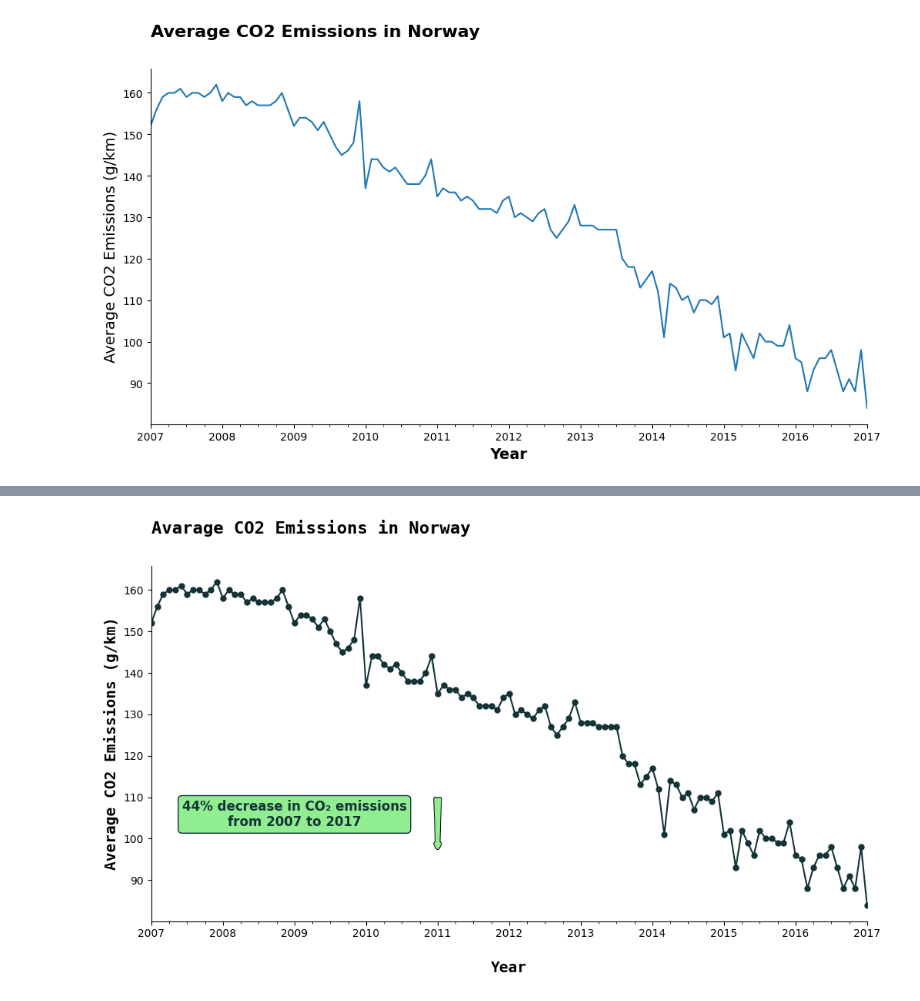
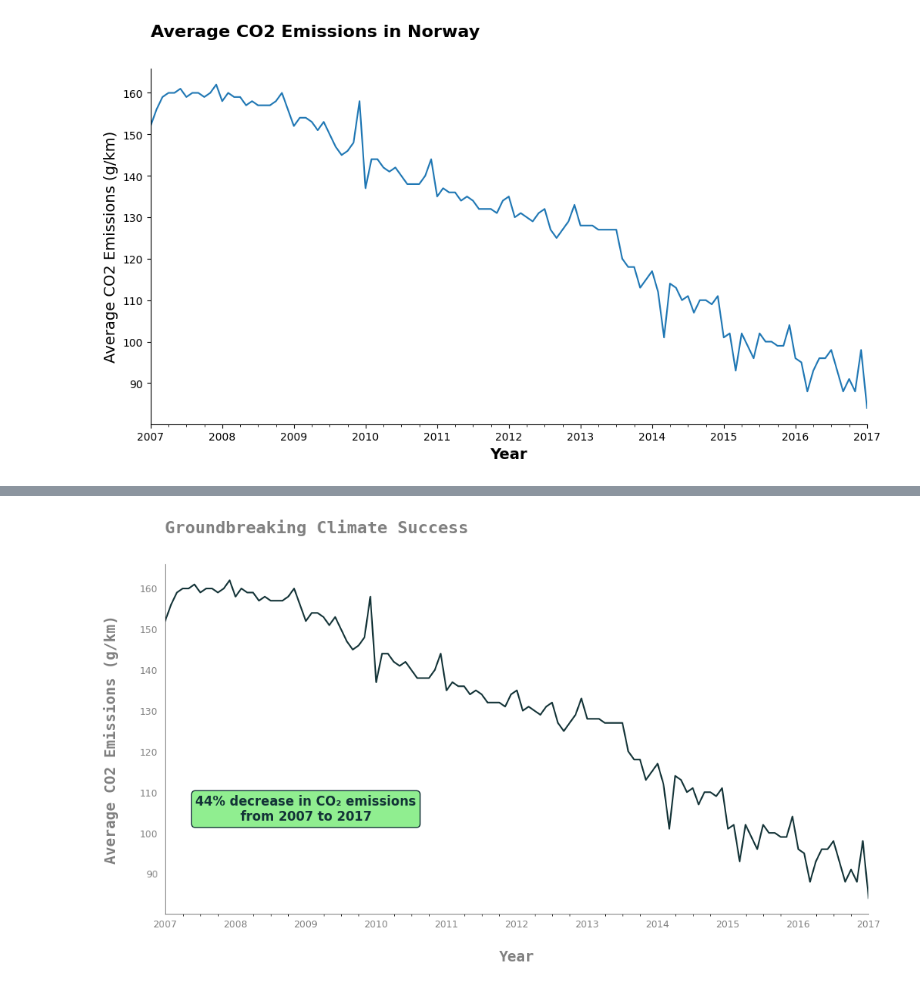
Before and after one commit to Nirre23/data_visualization, a Jupyter notebook: exercises/exercise1/makeover.ipynb, the cells around one changed output, grey strips where cells are left out. Drawn from its saved outputs; the diff is of its cells as text; code cells hidden in the pictures.

```diff
--- a/exercises/exercise1/makeover.ipynb
+++ b/exercises/exercise1/makeover.ipynb
@@ -33,65 +33,53 @@ ax.set_xlabel("Year", fontsize=14,fontweight = "bold")
 Text(0.5, 0, 'Year')
 [figure]
 # %%
-avg_co2 = df["Avg_CO2"]
-fig , ax = plt.subplots(figsize=(12, 6))
+def avg_co2_plot():
+        avg_co2 = df["Avg_CO2"]
+        fig , ax = plt.subplots(figsize=(12, 6))
 
 
-ax = avg_co2.plot(color = "#133337",marker = "o",markersize = 5,linestyle = "-")
-ax.spines[["top","right"]].set_visible(False)
-ax.set_title("Avarage CO2 Emissions in Norway",
-             fontsize=16,
-             loc = "left",
-             pad = 30,
-             fontweight = "bold",
-             family = "monospace"
-)
-ax.set_ylabel("Average CO2 Emissions (g/km)",
-              fontsize=14,
-              fontweight = "bold",
-              family = "monospace"
-)
+        ax = avg_co2.plot(color = "#133337")
+        ax.spines[["top","right"]].set_visible(False)
+        ax.spines[["left", "bottom"]].set_color("Gray"),ax.spines[["left", "bottom"]]
+        ax.tick_params(axis='both', colors="gray",labelsize=9,length= 0,pad = 5)
+        ax.tick_params(axis = 'y' ,pad = 7)
 
-ax.set_xlabel("Year",
-               fontsize=14,
-               fontweight = "bold",
-               family = "monospace",labelpad = 20
-)
+        ax.set_title("Groundbreaking Climate Success",
+                    fontsize=16,
+                    loc = "left",
+                    pad = 30,
+                    fontweight = "bold",
+                    family = "monospace",
+                    color = "gray"
+        )
+        ax.set_ylabel("Average CO2 Emissions (g/km)",
+                    fontsize=14,
+                    fontweight = "bold",
+                    family = "monospace",labelpad= 20
+                    ,color = "gray"
 
-ax.text(
-    0.2, 0.3,  # textens position (justera som du vill)
-    "44% decrease in CO₂ emissions\nfrom 2007 to 2017",
-    fontsize=12,
-    color="#133337",
-    fontweight="bold",
-    ha="center",
-    va="center",
-    bbox=dict(boxstyle="round,pad=0.3", edgecolor="#133337", facecolor="lightgreen"),
-    transform=ax.transAxes  # axekoordinater
-)
+        )
 
+        ax.set_xlabel("Year",
+                    fontsize=14,
+                    fontweight = "bold",
+                    family = "monospace",labelpad = 20 ,
+                    color = "gray"
+        )
 
-ax.annotate(
-    "",                    # ingen text
-    xy=(0.4, 0.2),         # pilspets
-    xytext=(0.4, 0.35),     # där pilen startar (samma som textens y)
-    xycoords="axes fraction",
-    arrowprops=dict(
-        arrowstyle="fancy",
-        color="black",
-        linewidth=4,edgecolor="black",
-    )
-)
-# Pilar rakt ner
-ax.annotate(
-    "",                    # ingen text
-    xy=(0.4, 0.2),         # pilspets
-    xytext=(0.4, 0.35),     # där pilen startar (samma som textens y)
-    xycoords="axes fraction",
-    arrowprops=dict(
-        arrowstyle="fancy",
-        color="lightgreen",
-        linewidth=2.5,edgecolor="black",
-    )
-)
+        ax.text(
+            0.2, 0.3,  # textens position (justera som du vill)
+            "44% decrease in CO₂ emissions\nfrom 2007 to 2017",
+            fontsize=12,
+            color="#133337",
+            fontweight="bold",
+            ha="center",
+            va="center",
+            bbox=dict(boxstyle="round,pad=0.3", edgecolor="#133337", facecolor="lightgreen"),
+            transform=ax.transAxes  # axekoordinater
+        )
+        plt.savefig("../plots/avg_co2_plot.png", dpi=300, bbox_inches='tight')
+        plt.show()
+
+avg_co2_plot()
 # %% [output]
@@ -99 +86 @@ Text(0.4, 0.35, '')
-[figure, old version]
+[figure, new version]
```
Also changed, not shown: parts of 1 cell of this notebook, 2 other files.
